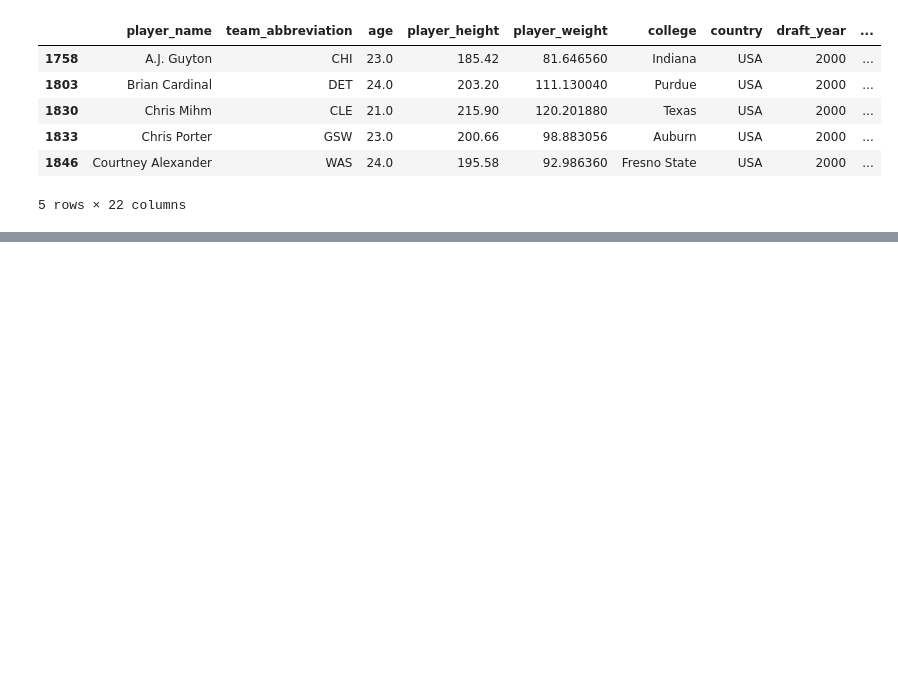
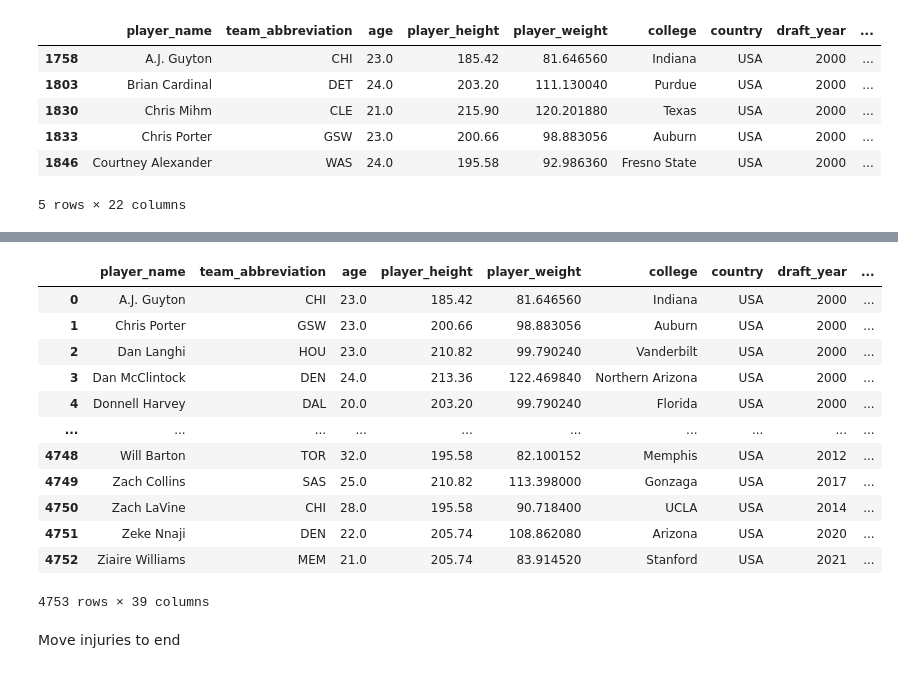
Before and after one commit to ab3131/NBAInjuryPredictor, a Jupyter notebook: NBAInjuryPredictor.ipynb, the cells around one changed output, grey strips where cells are left out. Drawn from its saved outputs; the diff is of its cells as text; code cells hidden in the pictures; blank space fills up the shorter version.

Commit message:
combine stats appended to player_stats

```diff
--- a/NBAInjuryPredictor.ipynb
+++ b/NBAInjuryPredictor.ipynb
@@ -1096,0 +1119,2 @@ player_stats_new.head()
+# %%
+player_with_combine = player_with_combine.drop(axis = 1, columns = ['PLAYER','YEAR'])
@@ -1096,0 +1144,10 @@ player_stats_new.head()
+# %%
+combine_players = list(combine_stats['PLAYER'])
+
+for i in range(len(player_with_combine)):
+  try:
+    ind = combine_players.index(player_with_combine['player_name'][i])
+    for column in combine_stats.columns[2: ]:
+      player_with_combine[column][i] = combine_stats[column][ind]
+  except:
+    player_with_combine['PDT'][i] = 'Missing'
@@ -1096,0 +1172,22 @@ player_stats_new.head()
+# %%
+player_with_combine = player_with_combine[~(player_with_combine['PDT']=='Missing')]
+# %%
+player_with_combine = player_with_combine.reset_index(drop=True)
+# %%
+player_with_combine
+# %% [output]
+|  | player_name | team_abbreviation | age | player_height | player_weight | college | country | draft_year | ... |
+| 0 | A.J. Guyton | CHI | 23.0 | 185.42 | 81.646560 | Indiana | USA | 2000 | ... |
+| 1 | Chris Porter | GSW | 23.0 | 200.66 | 98.883056 | Auburn | USA | 2000 | ... |
+| 2 | Dan Langhi | HOU | 23.0 | 210.82 | 99.790240 | Vanderbilt | USA | 2000 | ... |
+| 3 | Dan McClintock | DEN | 24.0 | 213.36 | 122.469840 | Northern Arizona | USA | 2000 | ... |
+| 4 | Donnell Harvey | DAL | 20.0 | 203.20 | 99.790240 | Florida | USA | 2000 | ... |
+| ... | ... | ... | ... | ... | ... | ... | ... | ... | ... |
+| 4748 | Will Barton | TOR | 32.0 | 195.58 | 82.100152 | Memphis | USA | 2012 | ... |
+| 4749 | Zach Collins | SAS | 25.0 | 210.82 | 113.398000 | Gonzaga | USA | 2017 | ... |
+| 4750 | Zach LaVine | CHI | 28.0 | 195.58 | 90.718400 | UCLA | USA | 2014 | ... |
+| 4751 | Zeke Nnaji | DEN | 22.0 | 205.74 | 108.862080 | Arizona | USA | 2020 | ... |
+| 4752 | Ziaire Williams | MEM | 21.0 | 205.74 | 83.914520 | Stanford | USA | 2021 | ... |
+4753 rows × 39 columns
+# %% [markdown]
+Move injuries to end
```
Also changed, not shown: parts of 9 cells of this notebook.
